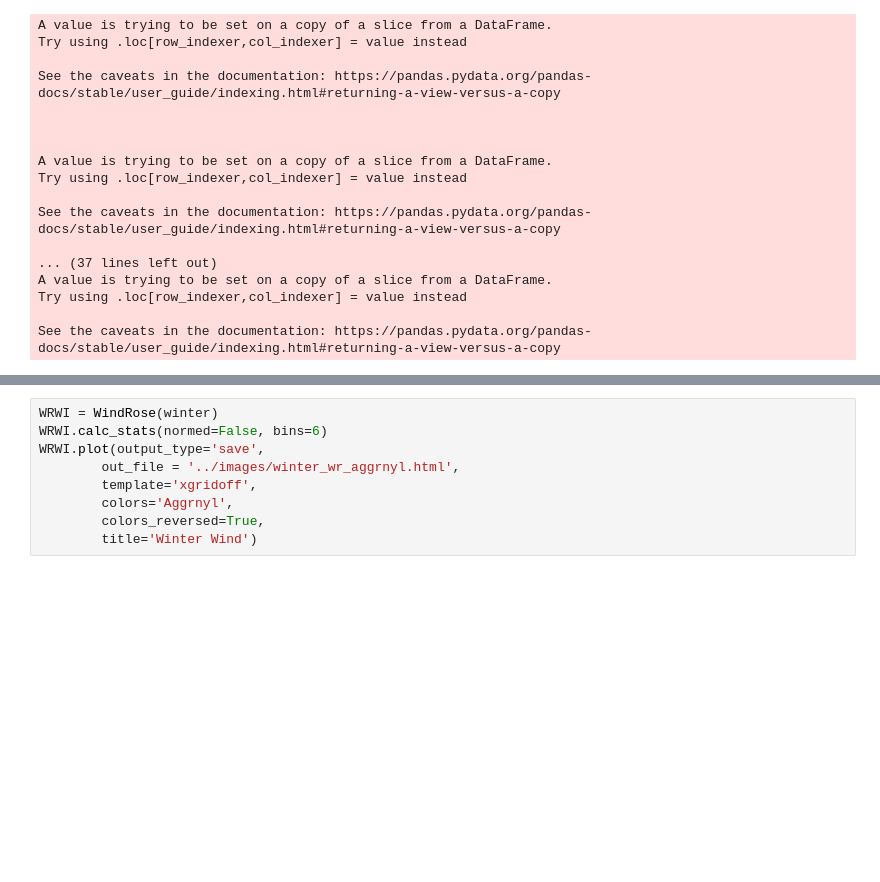
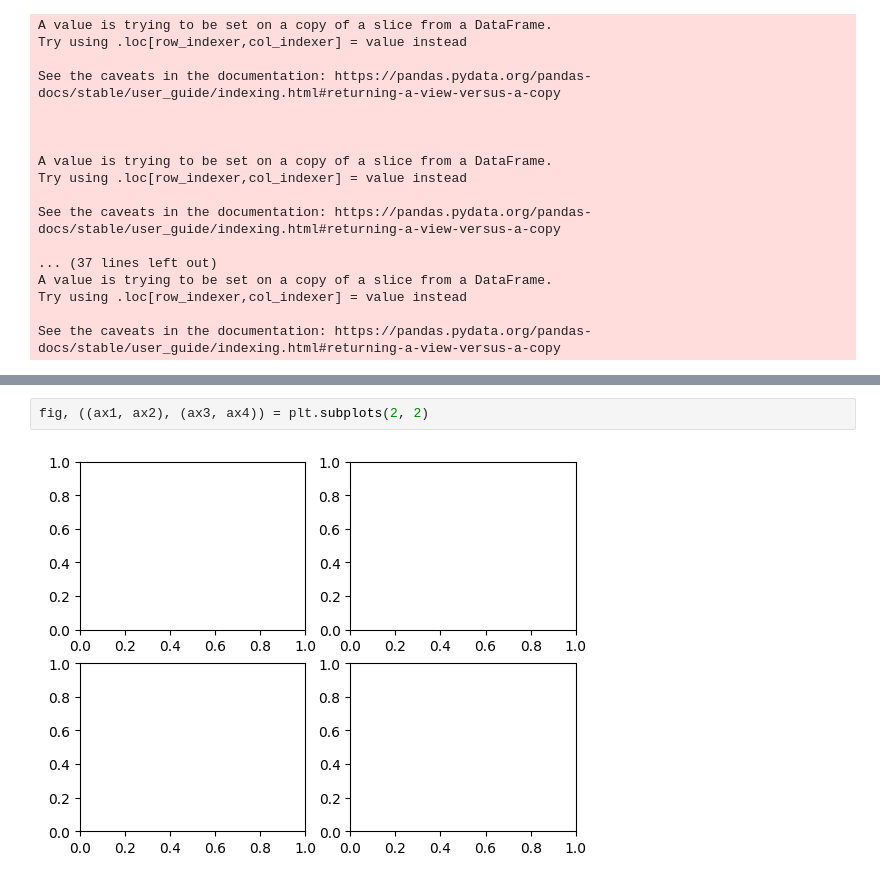
Before and after one commit to jwnigel/killbuck-weather, a Jupyter notebook: notebooks/wind.ipynb, the cells around one changed output, grey strips where cells are left out. Saved outputs shown, nothing was run; the diff lists cells and outputs as text; blank space fills up the shorter version.

Commit message:
edited wind roses

```diff
--- a/notebooks/wind.ipynb
+++ b/notebooks/wind.ipynb
@@ -208,9 +148,4 @@ WRFA.plot(output_type='save',
-# %%
-WRWI = WindRose(winter)
-WRWI.calc_stats(normed=False, bins=6)
-WRWI.plot(output_type='save',
-        out_file = '../images/winter_wr_aggrnyl.html',
-        template='xgridoff',
-        colors='Aggrnyl',
-        colors_reversed=True,
-        title='Winter Wind')
+# %%
+fig, ((ax1, ax2), (ax3, ax4)) = plt.subplots(2, 2)
+# %% [output]
+[figure, added]
```
Also changed, not shown: parts of 18 cells of this notebook, 2 other files.
